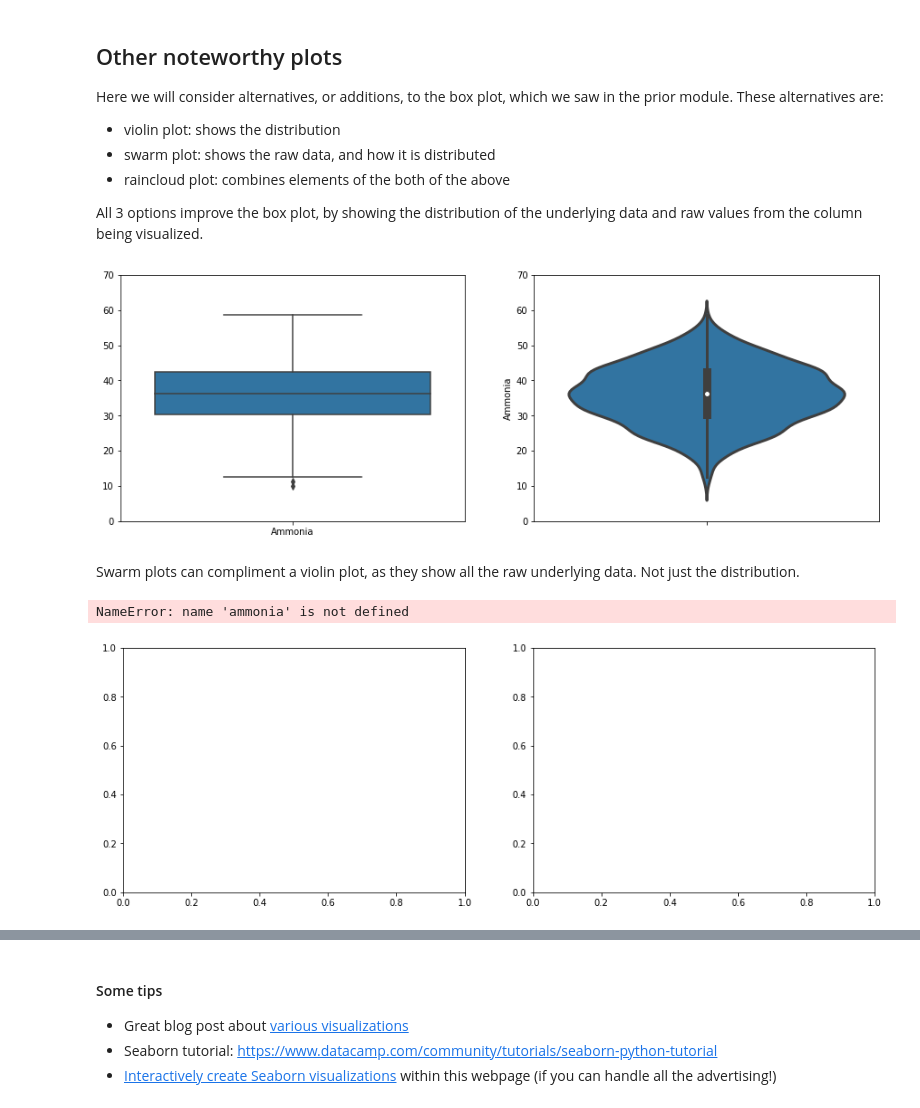
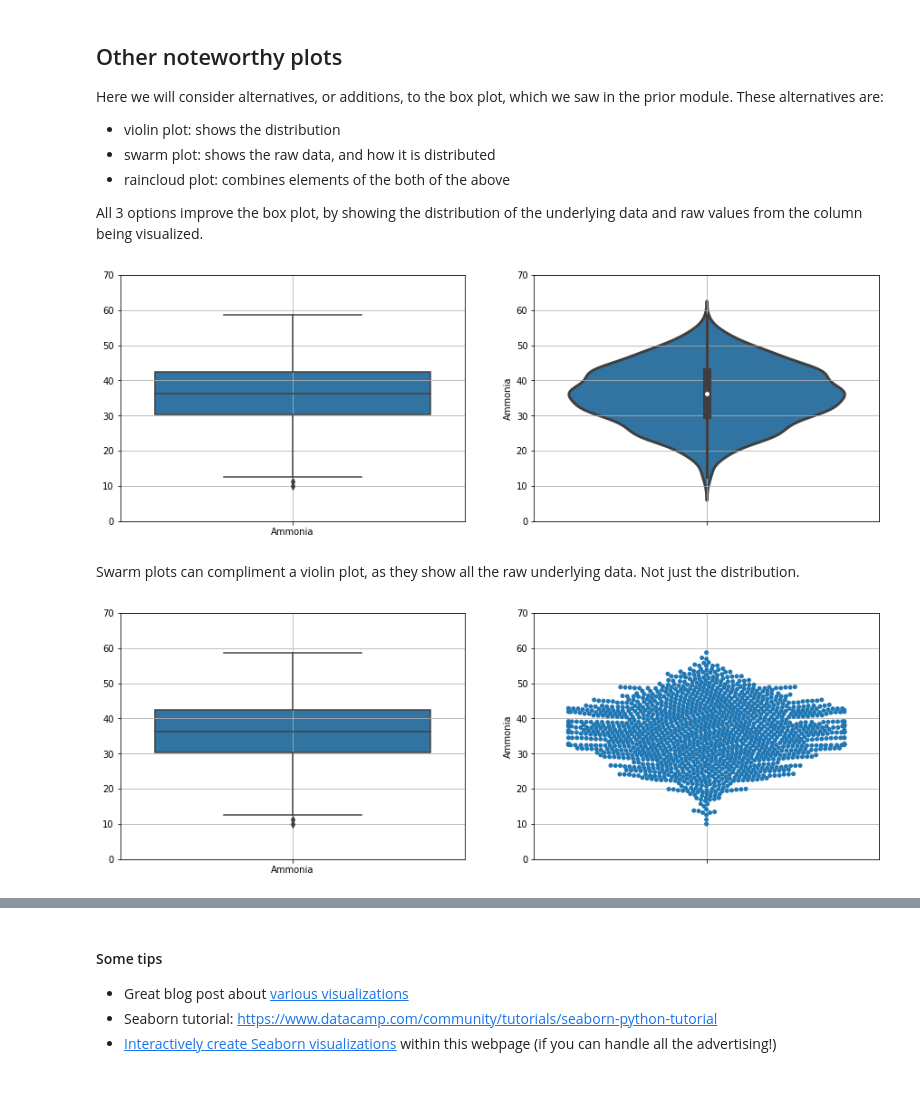
Before and after one commit to kgdunn/python-basic-notebooks, a Jupyter notebook: Module-10-interactive.ipynb, the cells around one changed output, grey strips where cells are left out. Drawn from its saved outputs; the diff is of its cells as text; code cells hidden in the pictures.

```diff
--- a/Module-10-interactive.ipynb
+++ b/Module-10-interactive.ipynb
@@ -679,6 +679,7 @@ axis2 = pyplot.subplot(1, 2, 2)
 
 sns.boxplot(data=ammonia, ax = axis1)
 axis1.set_ylim(0, 70)
+axis1.grid(True)
 sns.violinplot(y='Ammonia', data=ammonia, ax=axis2,
 
                # Play with these settings
@@ -686,35 +687,36 @@ sns.violinplot(y='Ammonia', data=ammonia, ax=axis2,
                # inner = "quartile"
 
                linewidth=3)
-axis2.set_ylim(0, 70);
+axis2.set_ylim(0, 70)
+axis2.grid(True);
 # %% [output]
-[figure, old version]
+[figure, new version]
 # %% [markdown]
 Swarm plots can compliment a violin plot, as they show all the raw underlying data. Not just the distribution.
 # %%
 from matplotlib import pyplot
 %matplotlib inline
 import seaborn as sns
 
 # Change the default figure size
 #sns.set(rc={'figure.figsize':(15, 5)})
 
 fig = pyplot.figure(figsize=(15, 5));
 axis1 = pyplot.subplot(1, 2, 1)
 axis2 = pyplot.subplot(1, 2, 2)
 
 sns.boxplot(data=ammonia, ax = axis1)
 axis1.set_ylim(0, 70)
+axis1.grid(True)
 sns.swarmplot(y='Ammonia', data=ammonia, ax=axis2,
 
                # Play with these settings
                #inner = "box",   # the default
                # inner = "quartile"
 
                #linewidth=3
              )
 axis2.set_ylim(0, 70);
-?sns.swarmplot
+axis2.grid(True)
 # %% [output]
-NameError: name 'ammonia' is not defined
-[figure, old version]
+[figure, new version]
```
Also changed, not shown: parts of 4 cells of this notebook, 1 other file.
